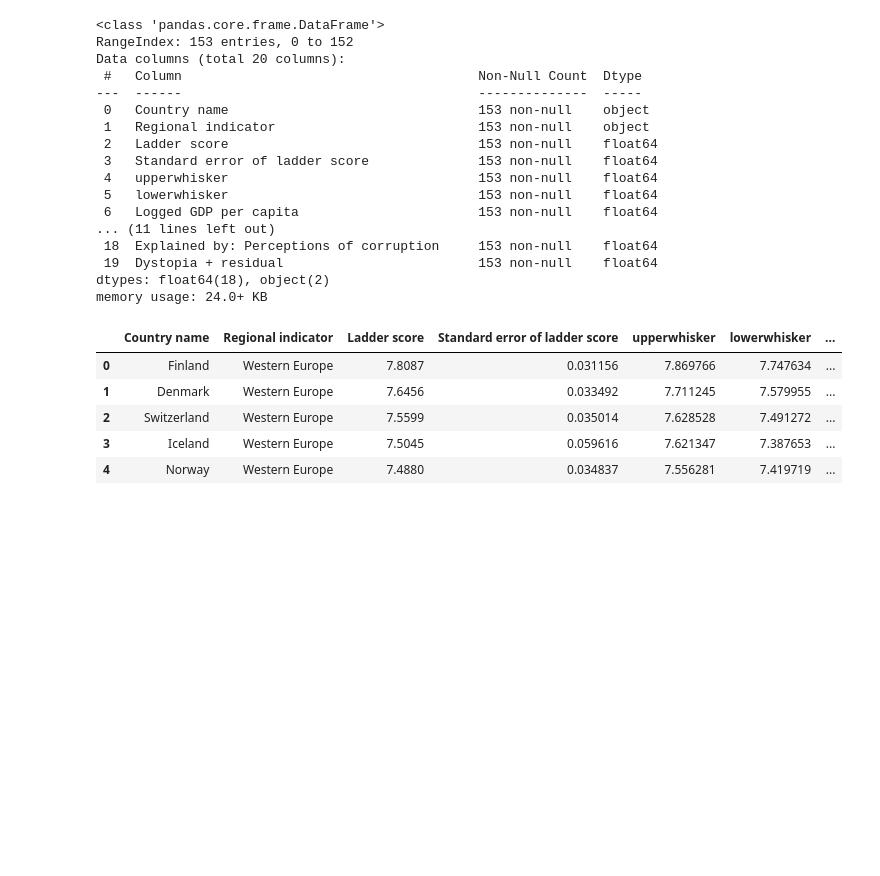
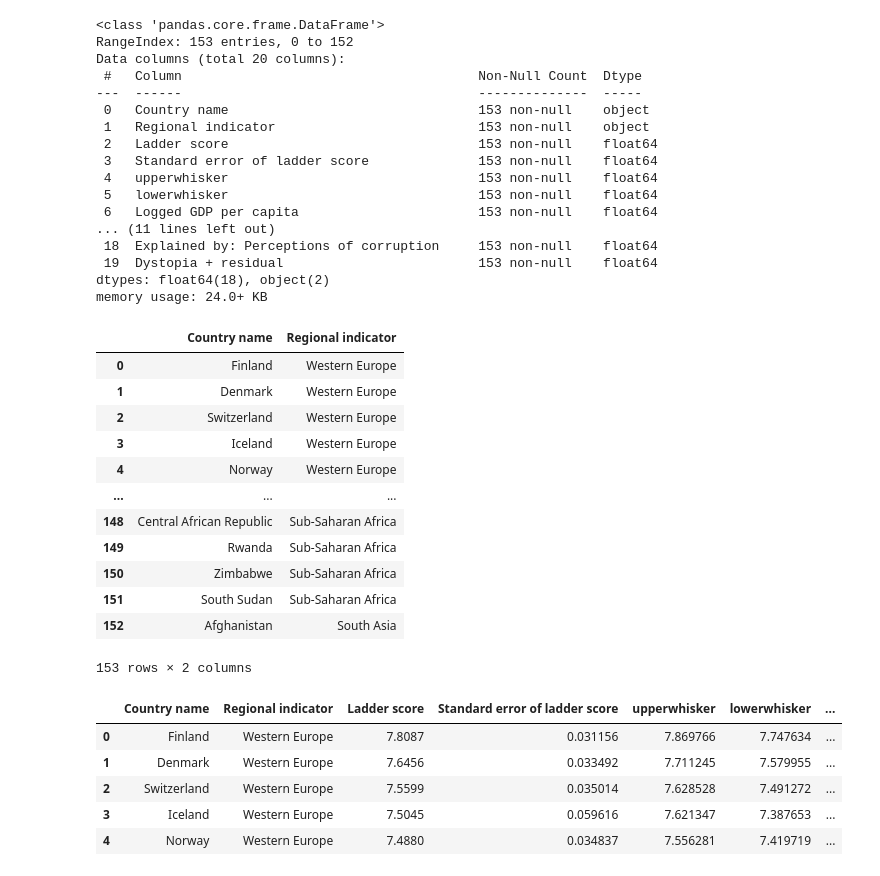
Before and after one commit to angkohtenko/World_Happiness_Report, a Jupyter notebook: Clean_data.ipynb, the cells around one changed output. Saved outputs shown, nothing was run; the diff lists cells and outputs as text; code cells hidden in the pictures; blank space fills up the shorter version.

```diff
--- a/Clean_data.ipynb
+++ b/Clean_data.ipynb
@@ -209,6 +209,24 @@ Data columns (total 20 columns):
  19  Dystopia + residual                         153 non-null    float64
 dtypes: float64(18), object(2)
 memory usage: 24.0+ KB
+# %%
+# store regional indicator to assign region to the final table
+region_mapping = df_2020[['Country name', 'Regional indicator']]
+region_mapping
+# %% [output]
+|  | Country name | Regional indicator |
+| 0 | Finland | Western Europe |
+| 1 | Denmark | Western Europe |
+| 2 | Switzerland | Western Europe |
+| 3 | Iceland | Western Europe |
+| 4 | Norway | Western Europe |
+| ... | ... | ... |
+| 148 | Central African Republic | Sub-Saharan Africa |
+| 149 | Rwanda | Sub-Saharan Africa |
+| 150 | Zimbabwe | Sub-Saharan Africa |
+| 151 | South Sudan | Sub-Saharan Africa |
+| 152 | Afghanistan | South Asia |
+153 rows × 2 columns
 # %%
 # Calculate Residual in separate column
 # Paste reported year
```
Also changed, not shown: parts of 46 cells of this notebook.
